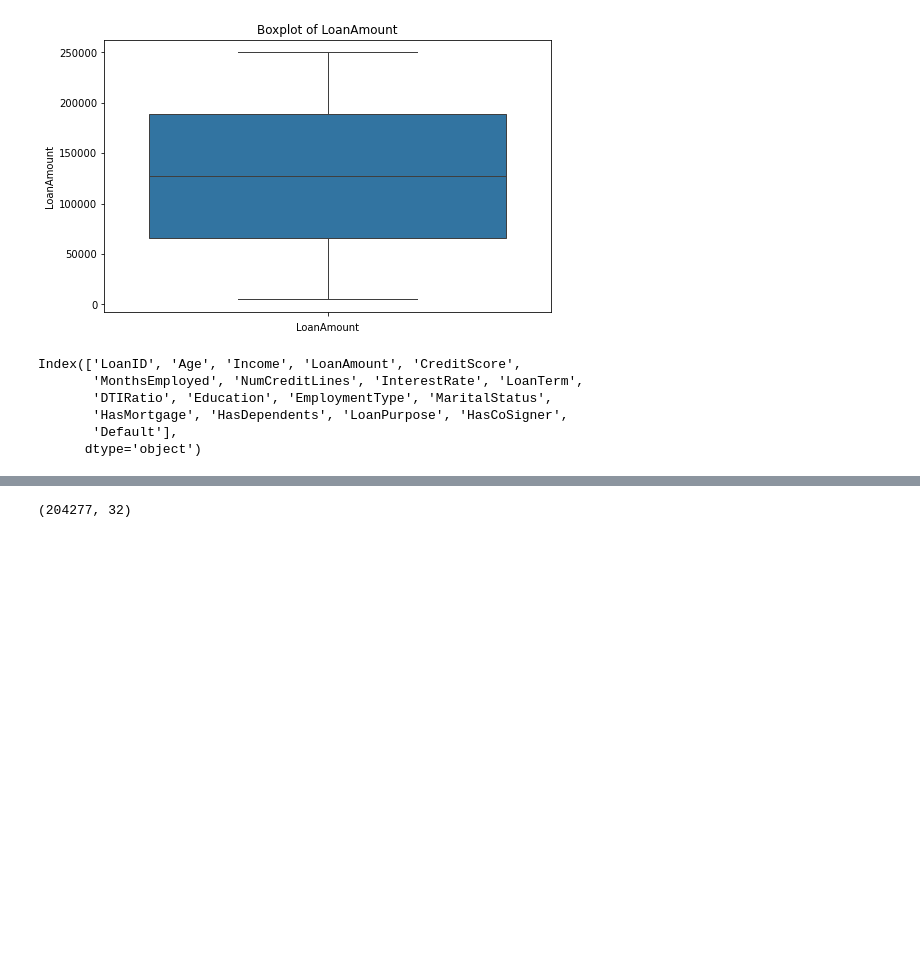
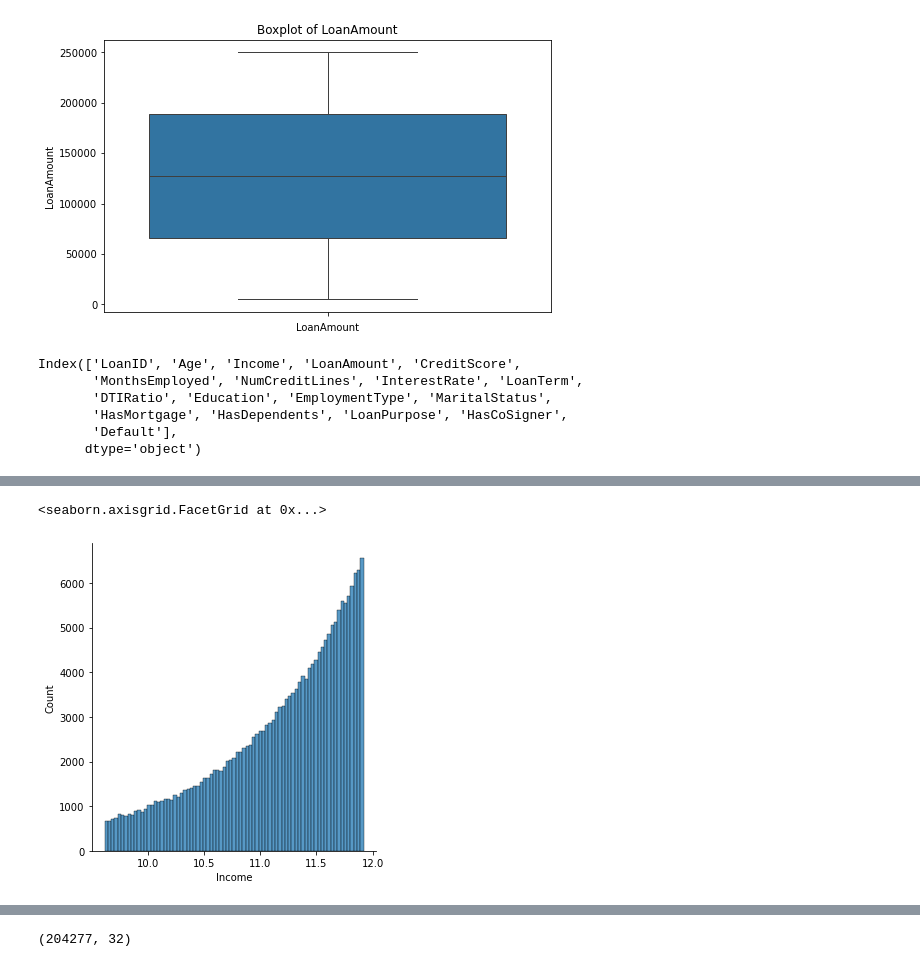
Before and after one commit to Kandarp08/AIM511---Project, a Jupyter notebook: data_preprocessing.ipynb, the cells around one changed output, grey strips where cells are left out. Saved outputs shown, nothing was run; the diff lists cells and outputs as text; code cells hidden in the pictures; blank space fills up the shorter version.

```diff
--- a/data_preprocessing.ipynb
+++ b/data_preprocessing.ipynb
@@ -134,0 +135,5 @@ Passing `palette` without assigning `hue` is deprecated and will be removed in v
+# %%
+sns.displot(np.log(df["Income"]))
+# %% [output]
+<seaborn.axisgrid.FacetGrid at 0x...>
+[figure, added]
```
Also changed, not shown: parts of 6 cells of this notebook, 1 other file.
